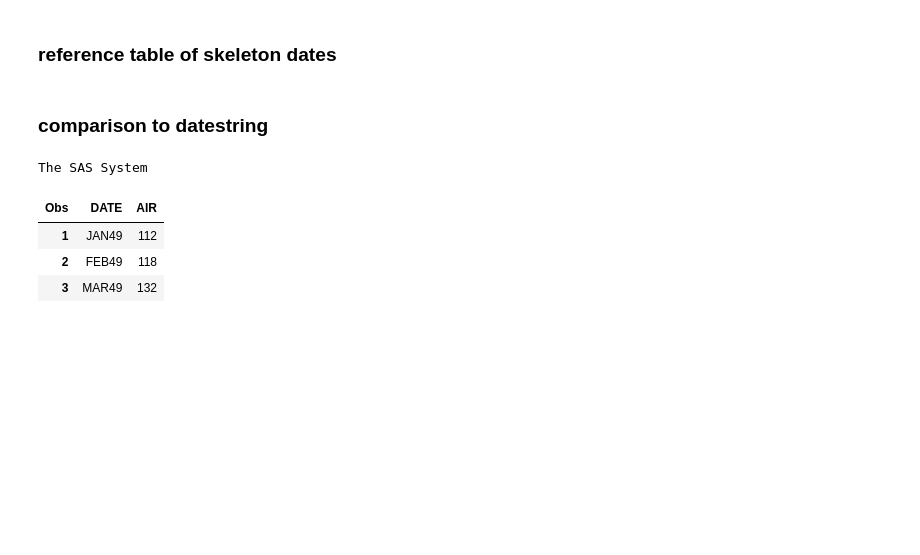
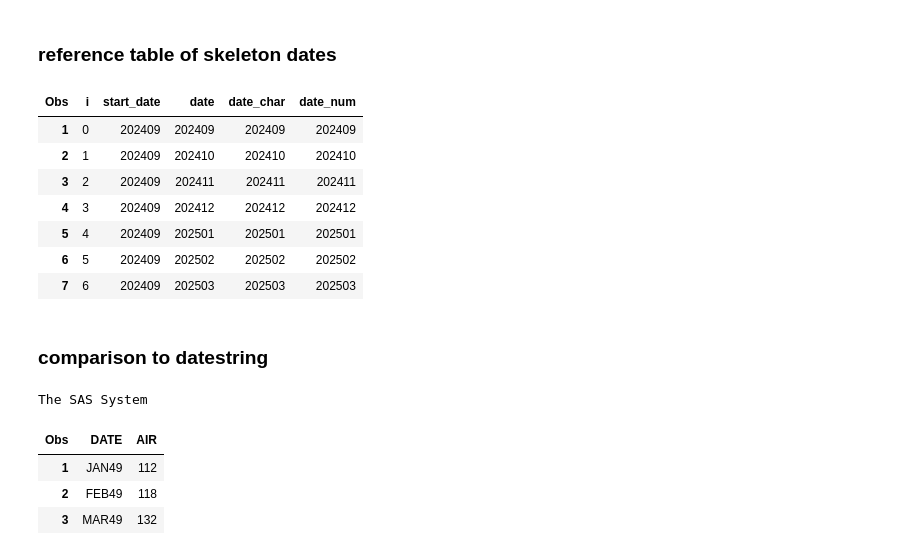
Before and after one commit to 0xdomyz/sas_collection, a Jupyter notebook: generic/type_and_conversion/dates.ipynb, the cells around one changed output. Saved outputs shown, nothing was run; the diff lists cells and outputs as text; code cells hidden in the pictures; blank space fills up the shorter version.

```diff
--- a/generic/type_and_conversion/dates.ipynb
+++ b/generic/type_and_conversion/dates.ipynb
@@ -183,31 +396,44 @@ quit;
 # %%
 start_date = '202409'
 end_date = '202503'
 
 sas.submitLST(
 f"""
 /* Difference between two dates */
 data _null_;
     start_date = input('{start_date}', yymmn6.);
     end_date = input('{end_date}', yymmn6.);
     diff_months = intck('month', start_date, end_date);
-    sysfunc(putn(diff_months, 'BEST12.'), 12.);
+    call symputx('diff_months', diff_months);
 run;
 
 %put &diff_months;
 
 data reference_table;
     /* generate a reference table with all months between start and end date */
     do i = 0 to &diff_months;
+        start_date = input('{start_date}', yymmn6.);
+        format start_date yymmn6.;
         date = intnx('month', start_date, i);
+        format date yymmn6.;
         date_char = put(date, yymmn6.);
+        date_num = input(date_char, 6.);
         output;
     end;
 run;
 
 proc print data=reference_table;
 run;
-""")
+""", method="listonly")
+# %% [output]
+| Obs | i | start_date | date | date_char | date_num |
+| 1 | 0 | 202409 | 202409 | 202409 | 202409 |
+| 2 | 1 | 202409 | 202410 | 202410 | 202410 |
+| 3 | 2 | 202409 | 202411 | 202411 | 202411 |
+| 4 | 3 | 202409 | 202412 | 202412 | 202412 |
+| 5 | 4 | 202409 | 202501 | 202501 | 202501 |
+| 6 | 5 | 202409 | 202502 | 202502 | 202502 |
+| 7 | 6 | 202409 | 202503 | 202503 | 202503 |
 # %% [markdown]
 ### comparison to datestring
 # %%
```
Also changed, not shown: parts of 16 cells of this notebook.
